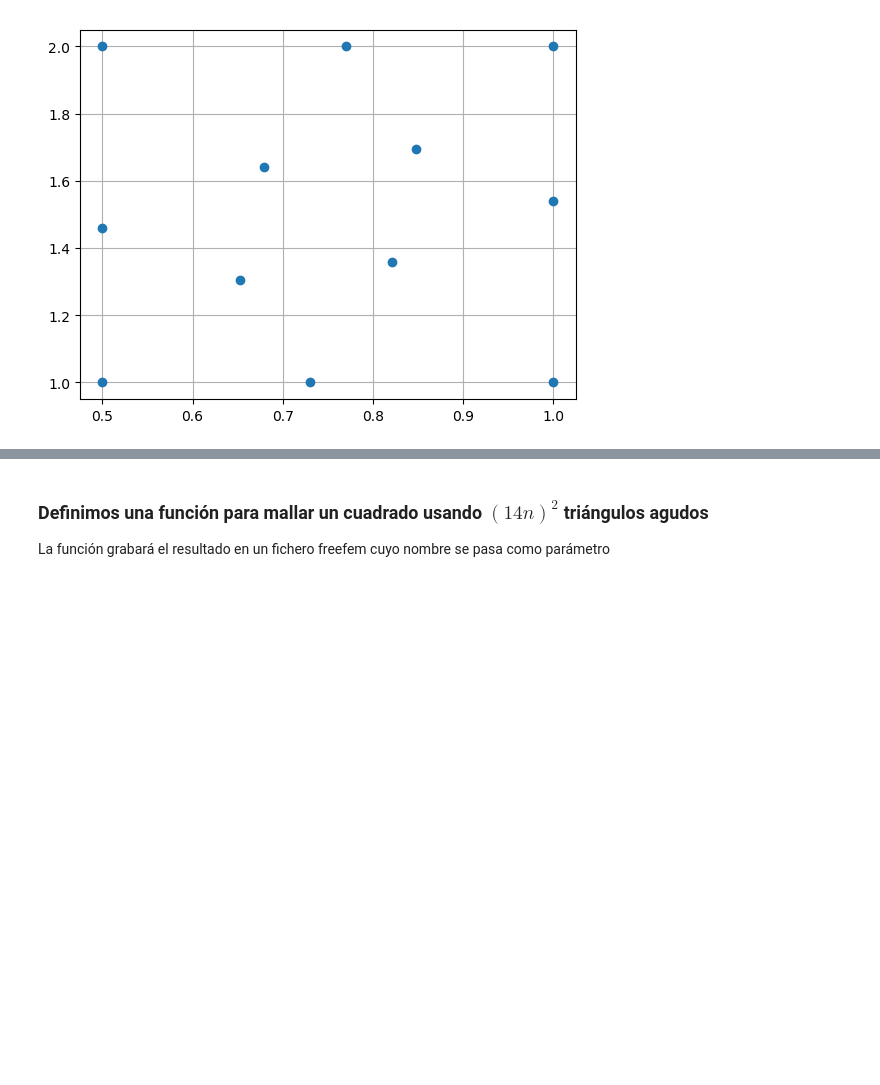
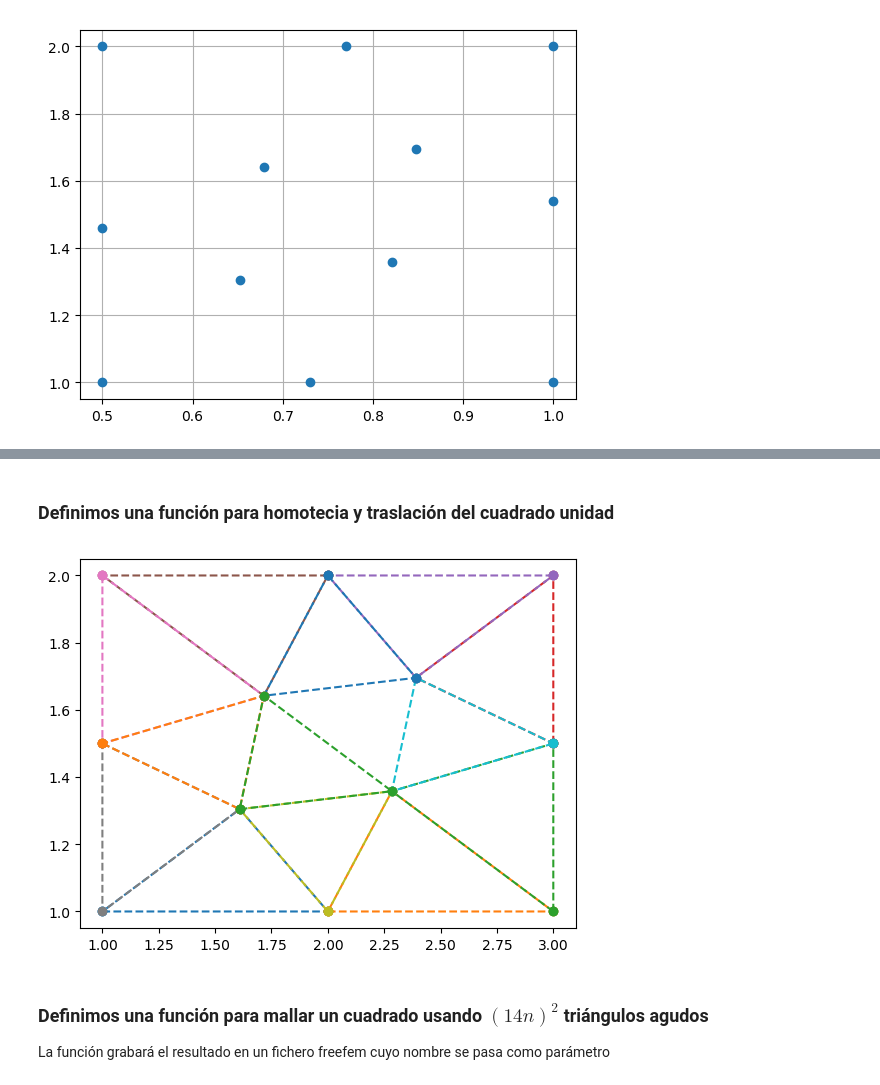
Before and after one commit to rrgalvan/freefem-tests, a Jupyter notebook: mesh_build/acute_angle/rect_triang.ipynb, the cells around one changed output, grey strips where cells are left out. Saved outputs shown, nothing was run; the diff lists cells and outputs as text; code cells hidden in the pictures; blank space fills up the shorter version.

```diff
--- a/mesh_build/acute_angle/rect_triang.ipynb
+++ b/mesh_build/acute_angle/rect_triang.ipynb
@@ -180,3 +253,23 @@ grid()
+# %% [markdown]
+### Definimos una función para homotecia y traslación del cuadrado unidad
+# %%
+function map_reference_square(x₀, x₁, y₀, y₁, coorArray=vert)
+    Δx = x₁-x₀
+    Δy = y₁-y₀
+
+    Homotecia = Diagonal([ Δx, Δy] )
+    Traslación = ones(12,2)*Diagonal([x₀, y₀])
+
+    resultingCoorArray = coorArray*Homotecia + Traslación
+    return resultingCoorArray
+end
+
+newCoorArray = map_reference_square(1, 3, 1, 2) # [0,1]^2 -> [1,3]x[1,2]
+for i=1:13
+    plotTriangle(i, newCoorArray)
+end
+# %% [output]
+[figure, added]
 # %% [markdown]
 ### Definimos una función para mallar un cuadrado usando $(14n)^2$ triángulos agudos
 
```
Also changed, not shown: parts of 7 cells of this notebook.
